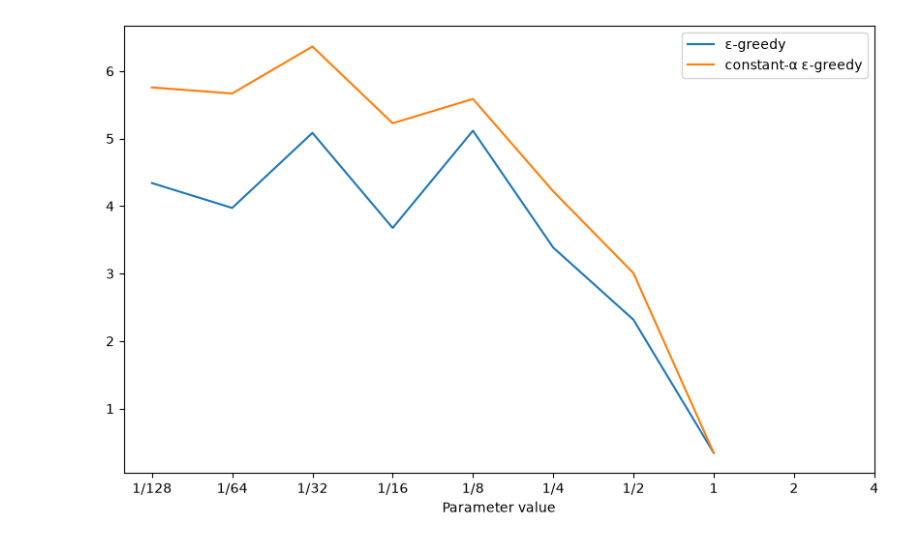
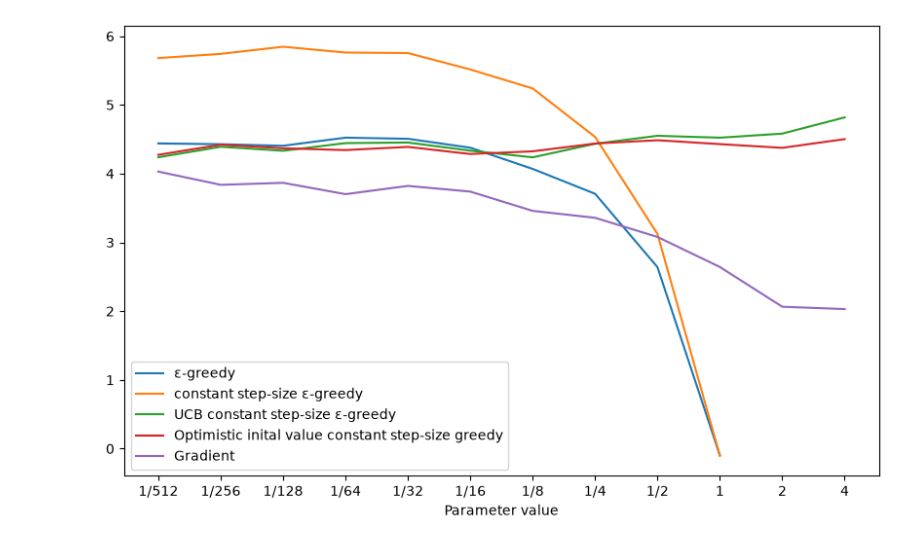
Before and after one commit to xterpride/rl-sutton-barto, a Jupyter notebook: Chapter 2/Exercise 2.11.ipynb, the cells around one changed output. Saved outputs shown, nothing was run; the diff lists cells and outputs as text; code cells hidden in the pictures.

Commit message:
Implement ucb, optimistic, and gradient properly

```diff
--- a/Chapter 2/Exercise 2.11.ipynb
+++ b/Chapter 2/Exercise 2.11.ipynb
@@ -6,7 +6,7 @@
 import numpy as np
 import matplotlib.pyplot as plt
 import random
-
+import math
 def bandit(action, true_rewards):
     reward = random.gauss(true_rewards[action],1)
     return reward
@@ -40,27 +40,48 @@ def agreedy(true_rewards, value_estimates, action_chosen, epsilon, step_size, st
         value_estimates[action] = value_estimates[action] + step_size * (reward - value_estimates[action])
     return reward
 
-# def ucb(true_rewards, value_estimates, action_chosen, epsilon, steps, rewards):
-#     for step in range(1, steps + 1):
-#         for e in val_est[ucb]:
+def ucb(true_rewards, value_estimates, action_chosen, step_size, steps, confidence, current_step, ucb_starting_choices):
+    for step in range(1, steps + 1):
+        if current_step <= 10:
+            action = ucb_starting_choices.pop(random.randint(0, len(ucb_starting_choices) - 1))
+        else:
+            estimate = value_estimates + confidence * np.sqrt(np.log(current_step) / action_chosen)
+            action = np.argmax(estimate)
+        reward = bandit(action,true_rewards)
+        action_chosen[action] += 1
+        value_estimates[action] = value_estimates[action] + step_size * (reward - value_estimates[action])
+    return reward
 
-#         reward = bandit(action,true_rewards)
-#         action_chosen[action] += 1
-#         value_estimates[action] = value_estimates[action] + (1/action_chosen[action]) * (reward - value_estimates[action])
-#     return reward
+def gradient(true_rewards, preferences, step_size, steps, reward_sum, gradient_first_step, current_step):
+    for step in range(1, steps + 1):
+        average_reward = reward_sum / current_step
+        probs = np.exp(preferences) / np.sum(np.exp(preferences))
+        probs /= np.sum(probs)
+        if gradient_first_step:
+            action = random.randint(0,9)
+        else:
+            actions = [0,1,2,3,4,5,6,7,8,9]
+            action = np.random.choice(actions, p=probs)
+        reward = bandit(action, true_rewards)
+        preferences[action] = preferences[action] + step_size * (reward - average_reward) * (1 - ((np.exp(preferences[action])) / np.sum(np.exp(preferences))))
+        preferences -= step_size * (reward - average_reward) * probs
+        preferences[action] += step_size * (reward - average_reward) * probs[action]
+        reward_sum += reward
+        gradient_first_step = False
+    return reward, gradient_first_step, reward_sum
 
 
 def main():
     # initialize parameters in the parameter study
-    gradient_alpha = epsilon = confidence = optimistic_initial = 1/128
+    gradient_alpha = epsilon = confidence = optimistic_initial = 1/512
     # initialize static parameters and numpy arrays
     steps = 200000
-    runs = 20
+    runs = 360
     step_size_alpha = 0.1
     methods = ['egreedy', 'agreedy', 'ucb', 'optigreedy', 'gradient']
     parameter_reward = {m: [] for m in methods}
     # test range of parameters
-    for i in range(10):
+    for i in range(12):
         avg_rewards = {m: np.zeros(steps//2) for m in methods}
 
         # simulate runs
@@ -69,30 +90,36 @@ def main():
             # initialize start of run variables
             true_rewards  = np.zeros(10)
              # note that though "optigreedy" is in val_est, it's not used
-            optigreedy_val_est = [optimistic_initial] * 10
+            optigreedy_val_est = np.full(10, optimistic_initial)
             val_est = {m: np.zeros(10) for m in methods}
             action_count = {m: np.zeros(10) for m in methods}
             run_rewards = {m: [] for m in methods}
-
+            ucb_starting_choices = [0,1,2,3,4,5,6,7,8,9]
+            gradient_first_step = True
+            reward_sum = 0
             # simulate one run for each method
             for step in range(1,steps + 1):
                 if epsilon <= 1:
                     egreedy_reward = egreedy(true_rewards, val_est['egreedy'], action_count['egreedy'], epsilon, 1)
                     agreedy_reward = agreedy(true_rewards, val_est['agreedy'], action_count['agreedy'], epsilon, step_size_alpha, 1)
-
+                ucb_reward = ucb(true_rewards, val_est['ucb'], action_count['ucb'], step_size_alpha, 1, confidence, step, ucb_starting_choices)
+                optigreedy_reward = agreedy(true_rewards, optigreedy_val_est, action_count['optigreedy'], 0, step_size_alpha, 1)
+                gradient_reward, gradient_first_step, reward_sum = gradient(true_rewards, val_est['gradient'], gradient_alpha, 1, reward_sum, gradient_first_step, step)
                 if step > 100000:
                      run_rewards['egreedy'].append(egreedy_reward)
                      run_rewards['agreedy'].append(agreedy_reward)
+                     run_rewards['ucb'].append(ucb_reward)
+                     run_rewards['optigreedy'].append(optigreedy_reward)
+                     run_rewards['gradient'].append(gradient_reward)
                 # true rewards' random walk
                 true_rewards += np.random.normal(0, 0.01, 10)
             if epsilon <= 1:
                 avg_rewards['egreedy'] += run_rewards['egreedy']
                 avg_rewards['agreedy'] += run_rewards['agreedy']
 
-            # agreedy_avg_rewards += agreedy_run_rewards
-            # ucb_avg_rewards += egreedy_run_rewards
-            # optigreedy_avg_rewards += egreedy_run_rewards
-            # gradient_avg_rewards += egreedy_run_rewards
+            avg_rewards['ucb'] += run_rewards['ucb']
+            avg_rewards['optigreedy'] += run_rewards['optigreedy']
+            avg_rewards['gradient'] += run_rewards['gradient']
 
         # get average rewards over runs
         for m in methods:
@@ -109,20 +136,26 @@ def main():
             parameter_reward['egreedy'].append(np.nan)
             parameter_reward['agreedy'].append(np.nan)
 
+        parameter_reward['ucb'].append(avg_reward['ucb'])
+        parameter_reward['optigreedy'].append(avg_reward['optigreedy'])
+        parameter_reward['gradient'].append(avg_reward['gradient'])
+
         print(avg_reward['egreedy'])
-        # agreedy_parameter_reward.append(agreedy_avg_reward)
-        # ucb_parameter_reward.append(ucb_avg_reward)
-        # optigreedy_parameter_reward.append(optigreedy_avg_reward)
-        # gradient_parameter_reward.append(gradient_avg_reward)
 
         # multiply all params by 2
         gradient_alpha, epsilon, confidence, optimistic_initial = [x * 2 for x in (gradient_alpha, epsilon, confidence, optimistic_initial)]
 
     # graphs
-    params = [1/128, 1/64, 1/32, 1/16, 1/8, 1/4, 1/2, 1, 2, 4]
+    params = [1/512, 1/256, 1/128, 1/64, 1/32, 1/16, 1/8, 1/4, 1/2, 1, 2, 4]
     fig, ax = plt.subplots(figsize=(10, 6))
     ax.plot(params, parameter_reward['egreedy'], label='ε-greedy')
-    ax.plot(params, parameter_reward['agreedy'], label='constant-α ε-greedy')
+    ax.plot(params, parameter_reward['agreedy'], label='constant step-size ε-greedy')
+    ax.plot(params, parameter_reward['ucb'], label='UCB constant step-size ε-greedy')
+    ax.plot(params, parameter_reward['optigreedy'], label='Optimistic inital value constant step-size greedy')
+    ax.plot(params, parameter_reward['gradient'], label='Gradient')
+
+
+
 
     #ax.plot(params, avg_rewards_ucb, label='UCB
     ax.set_xscale('log', base=2)
@@ -145,3 +180,3 @@ main()
 0.0
 0.0
-[figure, old version]
+[figure, new version]
```
Also changed, not shown: parts of 1 cell of this notebook.
